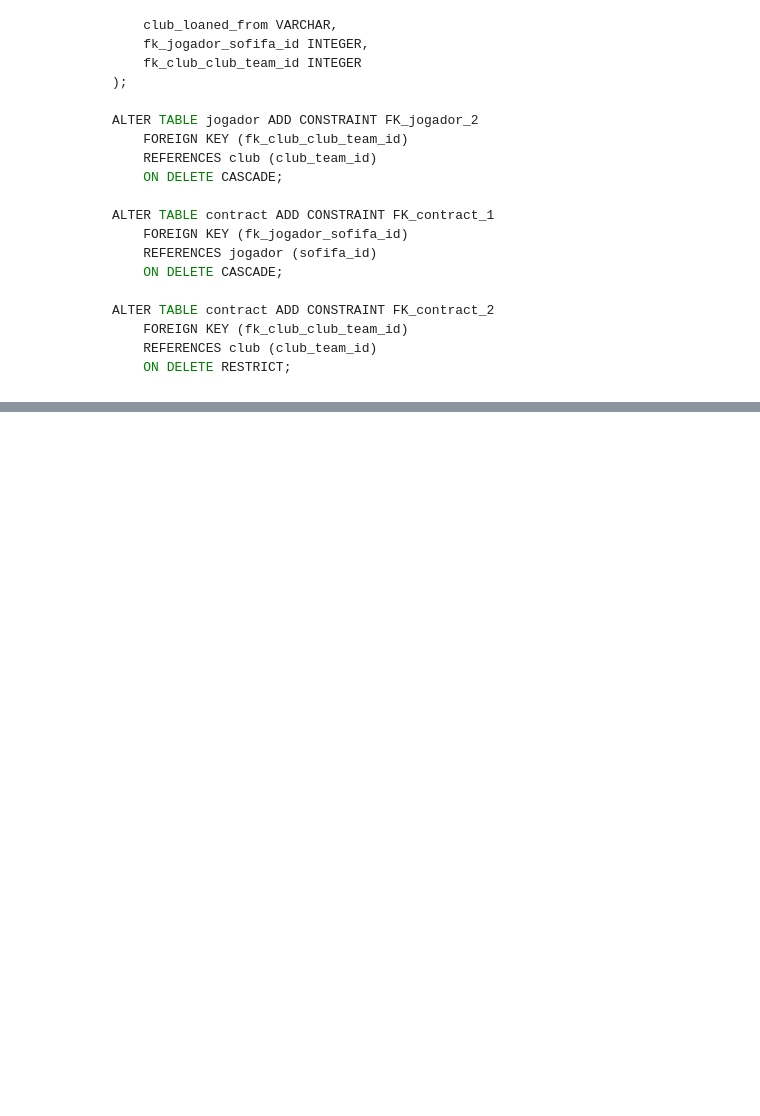
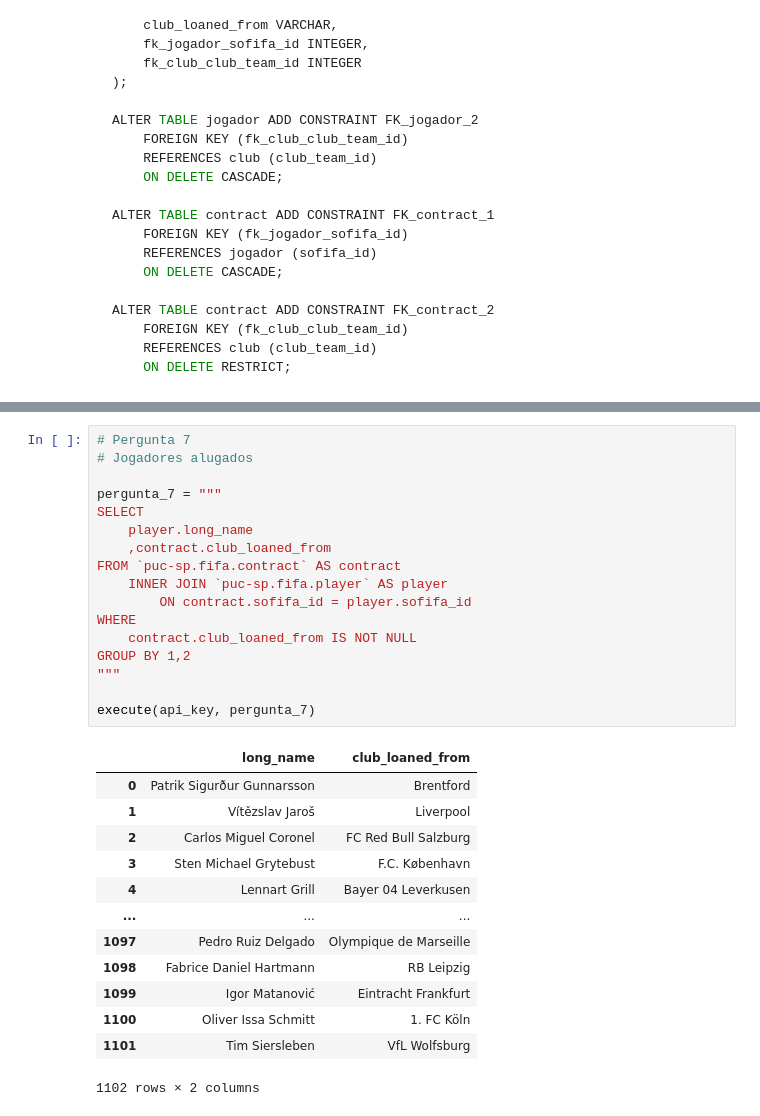
Before and after one commit to gutessitore/PUC, a Jupyter notebook: Banco de Dados/ProjetoFifa/Relatório.ipynb, the cells around one changed output, grey strips where cells are left out. Saved outputs shown, nothing was run; the diff lists cells and outputs as text; blank space fills up the shorter version.

```diff
--- a/Banco de Dados/ProjetoFifa/Relatório.ipynb
+++ b/Banco de Dados/ProjetoFifa/Relatório.ipynb
@@ -211,0 +480,31 @@ Perguntas respondidas pelo DB:
+# %%
+# Pergunta 7
+# Jogadores alugados
+
+pergunta_7 = """
+SELECT
+    player.long_name
+    ,contract.club_loaned_from
+FROM `puc-sp.fifa.contract` AS contract
+    INNER JOIN `puc-sp.fifa.player` AS player
+        ON contract.sofifa_id = player.sofifa_id
+WHERE
+    contract.club_loaned_from IS NOT NULL
+GROUP BY 1,2
+"""
+
+execute(api_key, pergunta_7)
+# %% [output]
+|  | long_name | club_loaned_from |
+| 0 | Patrik Sigurður Gunnarsson | Brentford |
+| 1 | Vítězslav Jaroš | Liverpool |
+| 2 | Carlos Miguel Coronel | FC Red Bull Salzburg |
+| 3 | Sten Michael Grytebust | F.C. København |
+| 4 | Lennart Grill | Bayer 04 Leverkusen |
+| ... | ... | ... |
+| 1097 | Pedro Ruiz Delgado | Olympique de Marseille |
+| 1098 | Fabrice Daniel Hartmann | RB Leipzig |
+| 1099 | Igor Matanović | Eintracht Frankfurt |
+| 1100 | Oliver Issa Schmitt | 1. FC Köln |
+| 1101 | Tim Siersleben | VfL Wolfsburg |
+1102 rows × 2 columns
```
Also changed, not shown: parts of 12 cells of this notebook, 1 other file.
